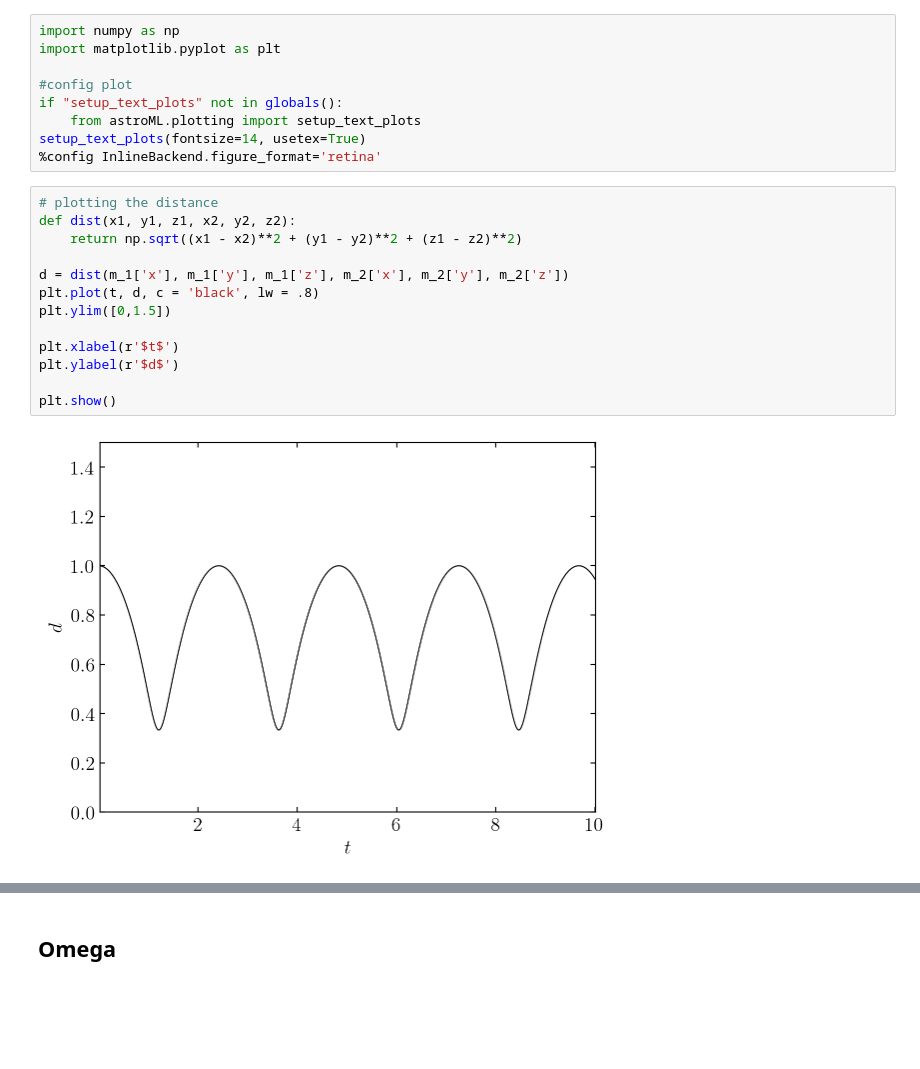
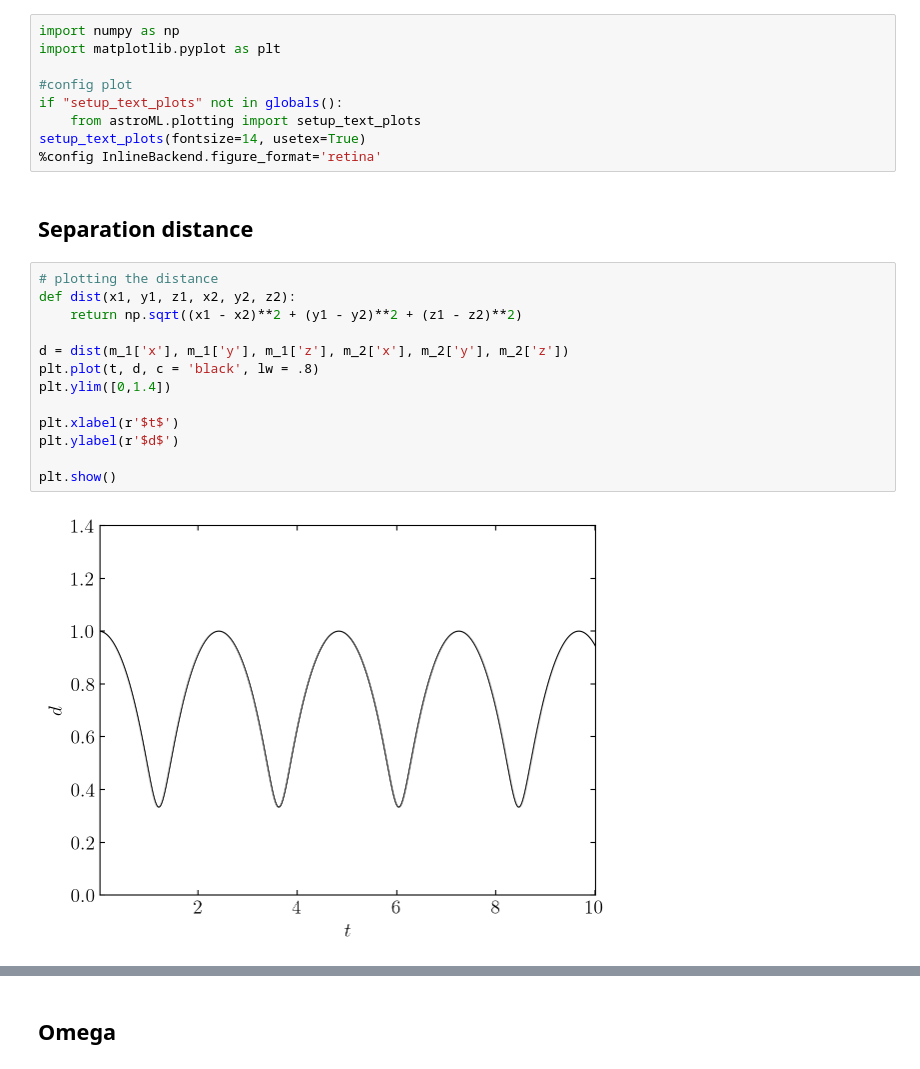
Before and after one commit to smucedola/galaxies-dynamics_2023, a Jupyter notebook: nbody_sh1/2body_bound.ipynb, the cells around one changed output, grey strips where cells are left out. Cells and saved outputs as stored; diff of their text form; blank space fills up the shorter version.

```diff
--- a/nbody_sh1/2body_bound.ipynb
+++ b/nbody_sh1/2body_bound.ipynb
@@ -67,18 +71,20 @@ if "setup_text_plots" not in globals():
     from astroML.plotting import setup_text_plots
 setup_text_plots(fontsize=14, usetex=True)
 %config InlineBackend.figure_format='retina'
+# %% [markdown]
+## Separation distance
 # %%
 # plotting the distance
 def dist(x1, y1, z1, x2, y2, z2):
     return np.sqrt((x1 - x2)**2 + (y1 - y2)**2 + (z1 - z2)**2)
 
 d = dist(m_1['x'], m_1['y'], m_1['z'], m_2['x'], m_2['y'], m_2['z'])
 plt.plot(t, d, c = 'black', lw = .8)
-plt.ylim([0,1.5])
+plt.ylim([0,1.4])
 
 plt.xlabel(r'$t$')
 plt.ylabel(r'$d$')
 
 plt.show()
 # %% [output]
-[figure, old version]
+[figure, new version]
```
Also changed, not shown: parts of 10 cells of this notebook, 3 other files.
